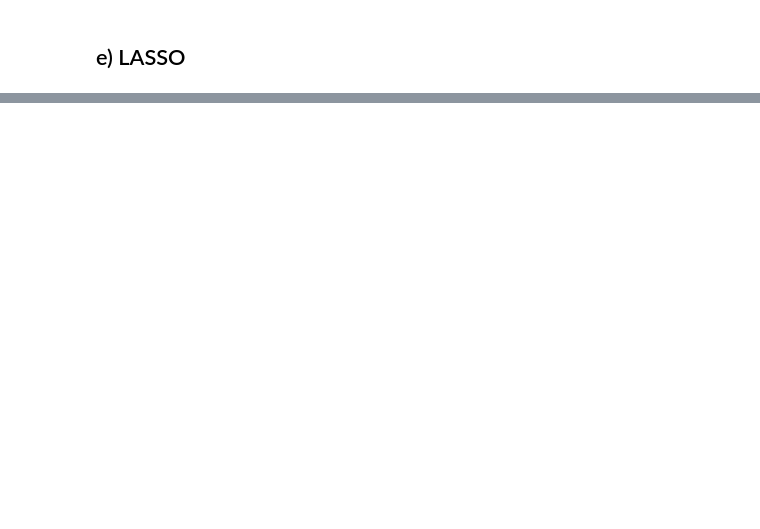
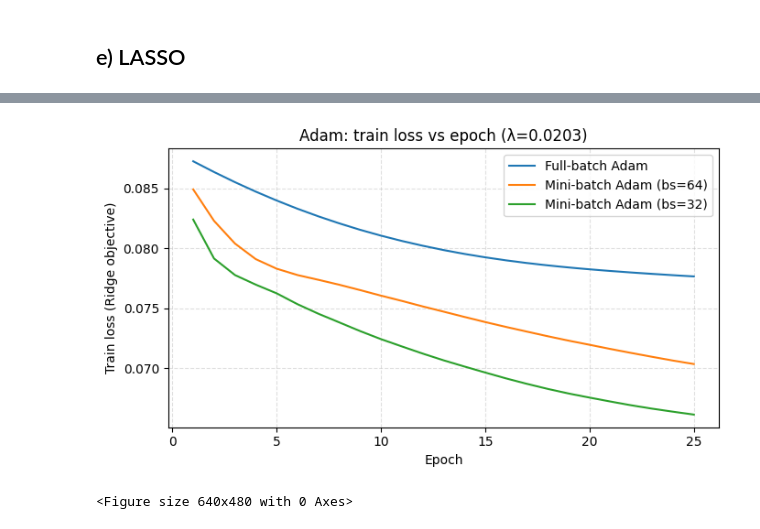
Before and after one commit to beateovl/FYS-STK4155, a Jupyter notebook: Project-1/Notebooks/Part_c_d_e_f_GD.ipynb, the cells around one changed output, grey strips where cells are left out. Saved outputs shown, nothing was run; the diff lists cells and outputs as text; code cells hidden in the pictures; blank space fills up the shorter version.

```diff
--- a/Project-1/Notebooks/Part_c_d_e_f_GD.ipynb
+++ b/Project-1/Notebooks/Part_c_d_e_f_GD.ipynb
@@ -19,7 +18,7 @@ fig_dir.mkdir(parents=True, exist_ok=True)
 
 from Code.data import make_data, build_features, split_and_scale
 
-# --- Project-wide experiment config (used in ALL notebooks) ---
+# --- Project-wide experiment config (new variables added on as they are introduced) ---
 
 # Data settings
 N_SAMPLES   = 300     # number of samples
@@ -36,10 +35,7 @@ LAM_GRID_RIDGE = np.logspace(-6, 1, 40)  # wider range for ridge
 LAM_GRID_LASSO = np.logspace(-6, 0, 60)  # less range for LASSO
 
 # Optimizer settings
-ETA_FULL_OLS = 4e-3
-ETA_FULL_RIDGE = 1.6e-3     # full-batch GD steps
-ITERS_FULL = 2000     # full-batch GD iterations
-LAM_RIDGE  = 30   # Since we standardize, can use larger lambda and be more different from OLS
+LAM_RIDGE  = 0.0203   # since n_factor=True, this gives α=0.03.. (see alpha_from_lambda)
 BETA = 0.3    # momentum parameter
 B1 = 0.9    # Adam parameter
 B2 = 0.999  # Adam parameter
@@ -59,6 +55,11 @@ X_full = build_features(x, degree=DEG_MAX, include_bias=False)
 
 
 X_tr_s, X_te_s, y_tr_c, y_te, scaler, y_mean = split_and_scale(X_full, y, test_size=TEST_SIZE, random_state=SEED_SPLIT)
+
+Xtr_p = X_tr_s[:, :P_FIXED]
+Xte_p = X_te_s[:, :P_FIXED]
+p = Xtr_p.shape[1]
+theta0 = np.zeros(p)
 # %% [markdown]
 
 ## c) Gradient Descent for OLS and Ridge (using `grad.py`)
@@ -491,0 +464,7 @@ LASSO (GD    , λ=2.73e-05) — Test MSE: 0.151111, R²: 0.2413
+# %%
+Xtr, Xte = Xtr_p, Xte_p
+# safe step for ISTA / FISTA:
+n = Xtr.shape[0]
+smax = np.linalg.svd(Xtr, compute_uv=False)[0]
+L = (2.0/n) * (smax**2)
+ETA_ISTA = 1.0 / L
@@ -636,0 +722,35 @@ Mini-batch Adam: 0.156467557704395 0.21444784998240352
+# %%
+# Full-batch Adam (same η/epochs)
+theta_full, L_full = fullbatch_adam_with_trace(
+    Xtr, y_tr_c, lam=LAM_RIDGE,
+    eta=ETA_ADAM, epochs=EPOCHS_ADAM
+)
+
+# Mini-batch Adam, two batch sizes to show noise/speed
+theta_mb64, L_mb64 = minibatch_adam_with_trace(
+    Xtr, y_tr_c, lam=LAM_RIDGE,
+    eta=ETA_ADAM, epochs=EPOCHS_ADAM, batch_size=64
+)
+theta_mb32, L_mb32 = minibatch_adam_with_trace(
+    Xtr, y_tr_c, lam=LAM_RIDGE,
+    eta=ETA_ADAM, epochs=EPOCHS_ADAM, batch_size=32
+)
+
+import matplotlib.pyplot as plt
+plt.figure(figsize=(7,4))
+epochs = range(1, EPOCHS_ADAM+1)
+plt.plot(epochs, L_full,  label="Full-batch Adam")
+plt.plot(epochs, L_mb64,  label="Mini-batch Adam (bs=64)")
+plt.plot(epochs, L_mb32,  label="Mini-batch Adam (bs=32)")
+plt.xlabel("Epoch")
+plt.ylabel("Train loss (Ridge objective)")
+plt.title(f"Adam: train loss vs epoch (λ={LAM_RIDGE})")
+plt.grid(True, ls="--", alpha=0.4)
+plt.legend()
+plt.tight_layout()
+plt.show()
+plt.tight_layout()
+plt.savefig(fig_dir / "adam_train_loss_vs_epoch.png", dpi=300, bbox_inches="tight")
+# %% [output]
+[figure, added]
+<Figure size 640x480 with 0 Axes>
```
Also changed, not shown: parts of 23 cells of this notebook, 27 other files.
